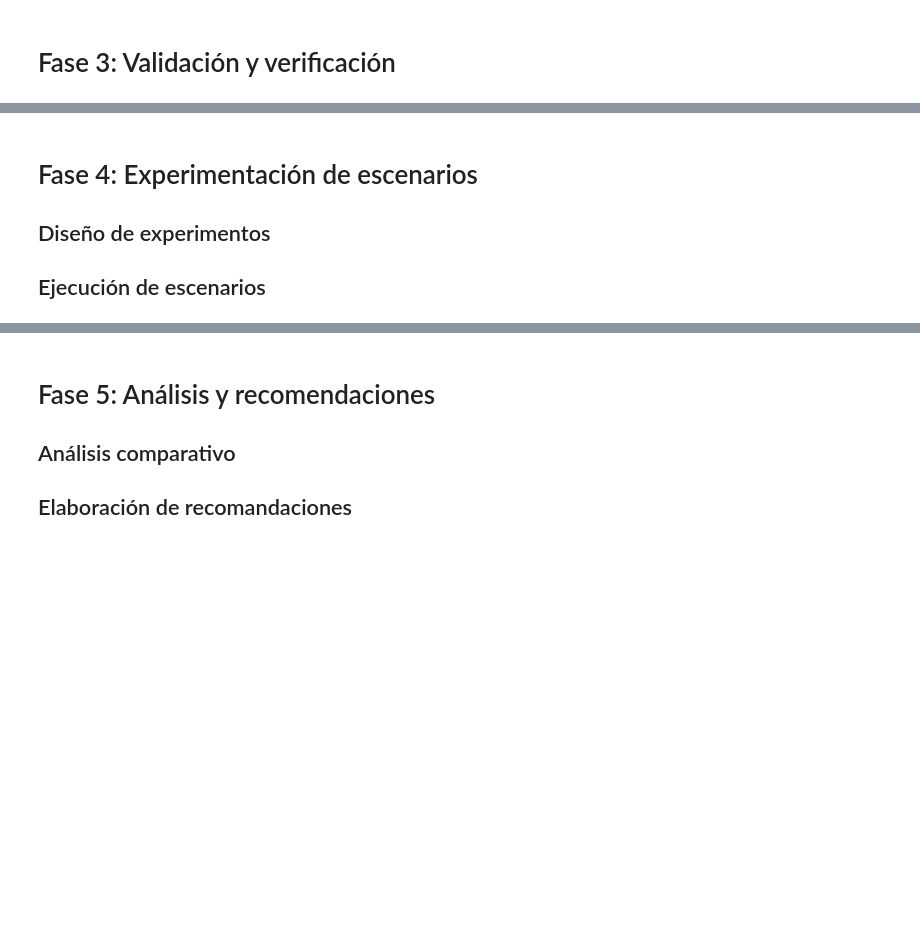
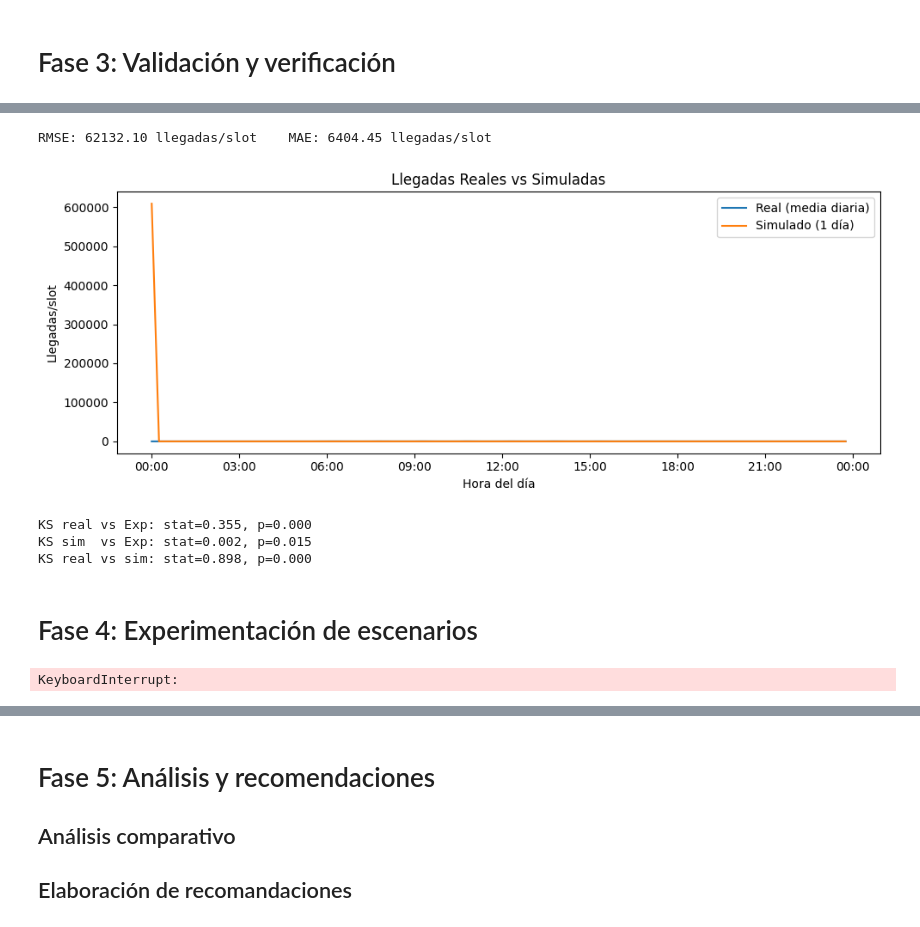
Before and after one commit to j4vierb/mos-labs, a Jupyter notebook: labs/lab7/entrega.ipynb, the cells around one changed output, grey strips where cells are left out. Drawn from its saved outputs; the diff is of its cells as text; code cells hidden in the pictures; blank space fills up the shorter version.

```diff
--- a/labs/lab7/entrega.ipynb
+++ b/labs/lab7/entrega.ipynb
@@ -496,4 +482,54 @@ KS real vs sim: estat=1.000, p=0.000
+# %%
+
+import matplotlib.pyplot as plt
+from sklearn.metrics import mean_squared_error, mean_absolute_error
+
+rmse = np.sqrt(mean_squared_error(df_f3['Real (media diaria)'],
+                                  df_f3['Simulado (1 día)']))
+mae  = mean_absolute_error(df_f3['Real (media diaria)'],
+                           df_f3['Simulado (1 día)'])
+print(f"RMSE: {rmse:.2f} llegadas/slot    MAE: {mae:.2f} llegadas/slot")
+
+
+times_dt = pd.to_datetime([t.strftime('%H:%M:%S') for t in df_f3.index],
+                          format='%H:%M:%S')
+
+plt.figure(figsize=(10,4))
+plt.plot(times_dt, df_f3['Real (media diaria)'],    label='Real (media diaria)')
+plt.plot(times_dt, df_f3['Simulado (1 día)'],      label='Simulado (1 día)')
+plt.gca().xaxis.set_major_formatter(
+    plt.matplotlib.dates.DateFormatter('%H:%M')
+)
+plt.xlabel('Hora del día'); plt.ylabel('Llegadas/slot')
+plt.title('Llegadas Reales vs Simuladas')
+plt.legend(); plt.tight_layout(); plt.show()
+# %% [output]
+RMSE: 62132.10 llegadas/slot    MAE: 6404.45 llegadas/slot
+[figure, added]
+# %%
+from scipy.stats import kstest, ks_2samp
+
+real_ia = (
+    df[df['is_arrival']]
+      .index.to_series()
+      .diff().dropna()
+      .dt.total_seconds()
+      .values
+)
+
+sim_times = sorted(ts.timestamp() for ts in arrivals_day)
+sim_ia    = np.diff(sim_times)
+
+ks_r, p_r = kstest(real_ia, 'expon', args=(0, real_ia.mean()))
+ks_s, p_s = kstest(sim_ia,  'expon', args=(0, sim_ia.mean()))
+print(f"KS real vs Exp: stat={ks_r:.3f}, p={p_r:.3f}")
+print(f"KS sim  vs Exp: stat={ks_s:.3f}, p={p_s:.3f}")
+
+ks_rs, p_rs = ks_2samp(real_ia, sim_ia)
+print(f"KS real vs sim: stat={ks_rs:.3f}, p={p_rs:.3f}")
+# %% [output]
+KS real vs Exp: stat=0.355, p=0.000
+KS sim  vs Exp: stat=0.002, p=0.015
+KS real vs sim: stat=0.898, p=0.000
 # %% [markdown]
 # Fase 4: Experimentación de escenarios
-## Diseño de experimentos
-## Ejecución de escenarios
@@ -499,0 +605,22 @@ KS real vs sim: estat=1.000, p=0.000
+# %%
+import pandas as pd
+
+# Rangos reducidos
+capacidades = [1, 2, 3]
+tiempos      = [3, 5]
+n_rep_opt    = 5
+
+registros = []
+for cap in capacidades:
+    for tp in tiempos:
+        out = simular_escenario(cap, cap, tiempo_pasar=tp, n_rep=n_rep_opt)
+        registros.append({
+            'capacidad':     cap,
+            'tiempo_pasar':  tp,
+            **out
+        })
+
+df_sens_opt = pd.DataFrame(registros)
+display(df_sens_opt)
+# %% [output]
+KeyboardInterrupt:
```
Also changed, not shown: parts of 17 cells of this notebook.
